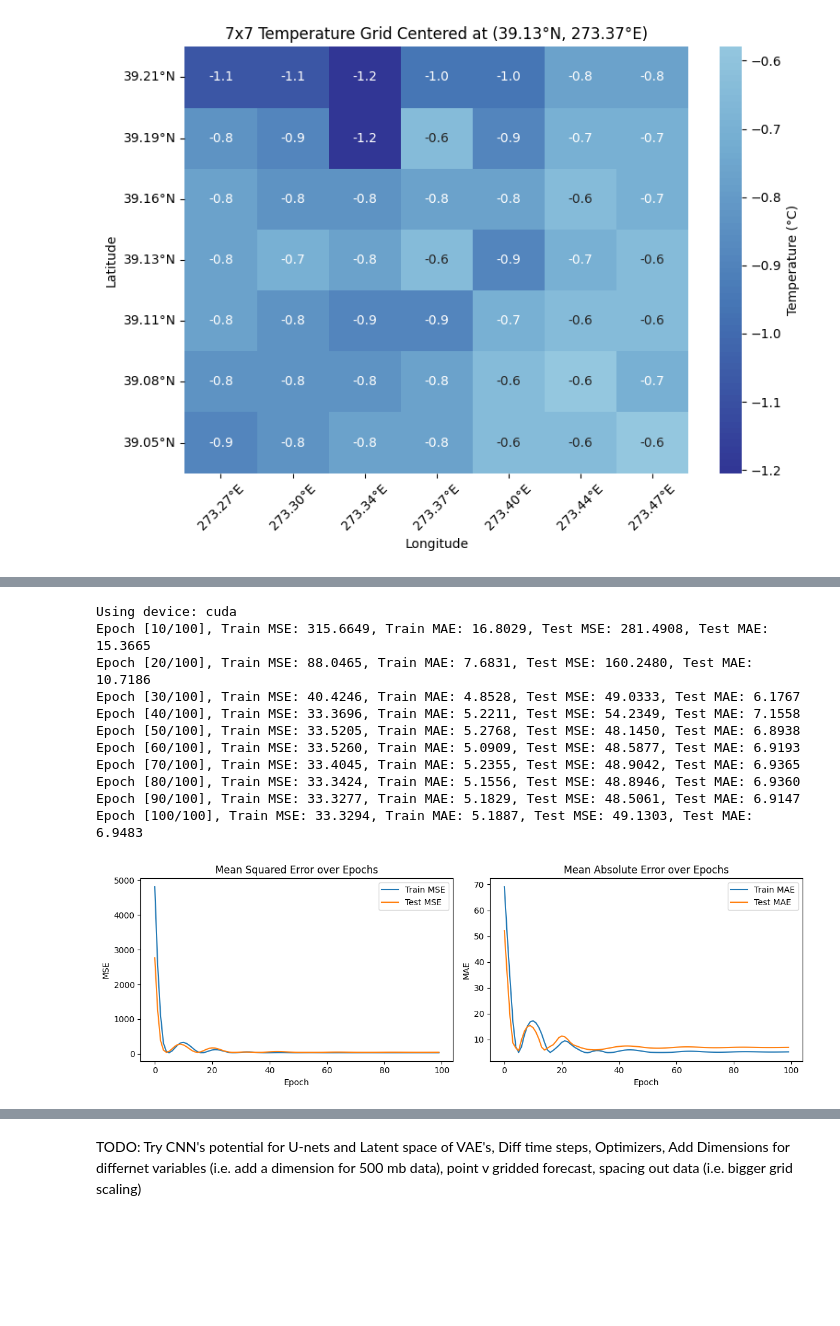
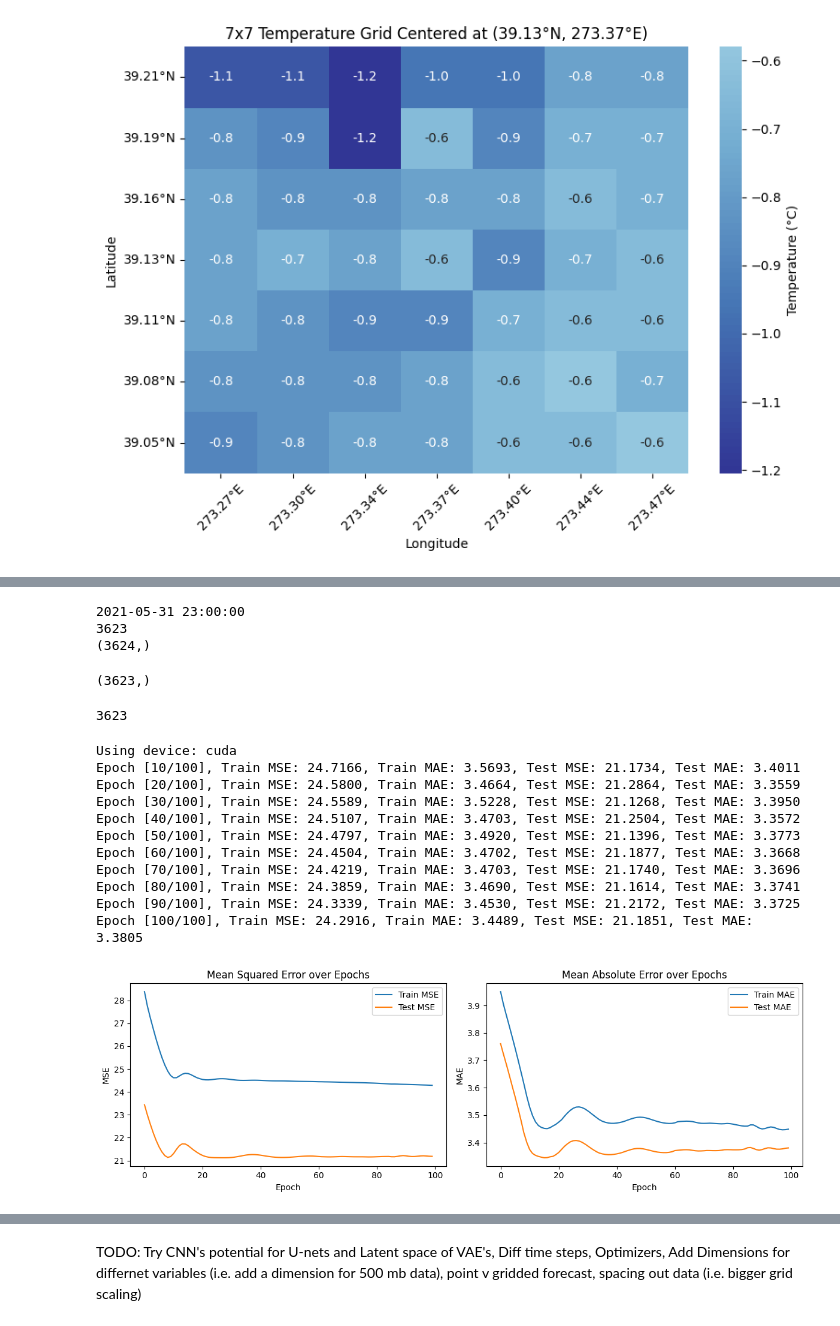
Before and after one commit to Joshua-Elms/ml-weather-forecasting, a Jupyter notebook: mos_small_ml_demo.ipynb, the cells around one changed output, grey strips where cells are left out. Drawn from its saved outputs; the diff is of its cells as text; code cells hidden in the pictures; blank space fills up the shorter version.

Commit message:
Random testing changes, aligned datasets

```diff
--- a/mos_small_ml_demo.ipynb
+++ b/mos_small_ml_demo.ipynb
@@ -18,6 +18,6 @@ from datetime import datetime, timedelta
 sfc_or_prs = 'sfc' # sfc or prs
 typeOfLevel = 'surface' if sfc_or_prs == 'sfc' else 'isobaricInhPa'
 stepType = 'instant' # instant, max, or accum, but we only want instant
-save_path = "C:/Users/yjain/Desktop/Personal Work/ml-weather-forecasting/20210101_f01_sfc.grib2"
+save_path = "C:/Users/yjain/Desktop/Personal Work/ml-weather-forecasting/hrrr_data/20210101_f01_sfc.grib2"
 ds = xr.open_dataset(save_path, engine='cfgrib', filter_by_keys={'stepType': stepType, 'typeOfLevel': typeOfLevel})
 # %% [output]
@@ -59,7 +59,7 @@ def get_temp_grid_centered(ds, half_size):
             dataset_y = center_y - half_size + i
             dataset_x = center_x - half_size + j
             if 0 <= dataset_y < lats.shape[0] and 0 <= dataset_x < lons.shape[1]:
-                temp_grid[i, j] = temp[dataset_y, dataset_x]
+                temp_grid[i, j] = temp[dataset_y, dataset_x] - 273.15
                 lat_grid[i, j] = lats[dataset_y, dataset_x]
                 lon_grid[i, j] = lons[dataset_y, dataset_x]
     return temp_grid, lat_grid, lon_grid
@@ -124,3 +127,29 @@ plt.tight_layout()
 plt.show()
 # %% [output]
 [figure]
+# %%
+start_date = datetime(2021, 1, 1)
+end_date = datetime(2021, 6, 1)
+data = "kbmg.csv"
+df = pd.read_csv(data, quotechar='"', skipinitialspace=True, header=0, delimiter=',', engine='python')
+df = df[df["CALL_SIGN"].str.strip() == "KBMG"]
+dt_tmp = df[["DATE", "TMP"]]
+dt_tmp["DATE"] = pd.to_datetime(dt_tmp["DATE"]).dt.round("h")
+dt_tmp = dt_tmp.values
+prev_time = None
+clean_tmp = []
+date_list = []
+skip_val = "+9999,9"
+for dt, tmp in dt_tmp:
+    if dt >= start_date and dt <= end_date and dt != prev_time:
+        prev_time = dt
+        print(dt)
+        if tmp.strip() == skip_val:
+            continue
+        new_tmp = float(int(tmp.strip().split(",")[0])/10)
+        clean_tmp.append([dt, new_tmp])
+        date_list.append(dt)
+
+clean_tmp = np.array(clean_tmp)
+obs = clean_tmp[:,1]
+obs
@@ -292,12 +278,29 @@ array([[[272.25784, 272.32034, 272.38284, ..., 272.50784, 272.50784,
+# %%
+print(debugging)
+print(len(inp_dataset))
+print(obs.shape)
+# %% [output]
+2021-05-31 23:00:00
+3623
+(3624,)
+# %%
+#Todo, make sure the output dataset alligns with the input dataset dates
+out_dataset = obs[0:len(obs)-1]
+print(out_dataset.shape)
+out_dataset
+len(inp_dataset)
+# %% [output]
+(3623,)
+3623
 # %%
 x = np.array(inp_dataset) #shape (25,7,7)
 y = np.array([float(val) for val in out_dataset]) #shape (25,)
 
-X = torch.FloatTensor(inp_dataset)
-y = torch.FloatTensor(out_dataset)
+X = torch.FloatTensor(x)
+Y = torch.FloatTensor(y)
 
 # Split data into training and testing sets (80-20 split)
-X_train, X_test, y_train, y_test = train_test_split(X, y, test_size=0.2, random_state=42)
+X_train, X_test, y_train, y_test = train_test_split(X, Y, test_size=0.2, random_state=42)
 
 # Check GPU availability and set device
 device = torch.device('cuda' if torch.cuda.is_available() else 'cpu')
@@ -373,42 +376,42 @@ for epoch in range(num_epochs):
         print(f"Epoch [{epoch+1}/{num_epochs}], "
               f"Train MSE: {loss.item():.4f}, Train MAE: {mae:.4f}, "
               f"Test MSE: {test_loss:.4f}, Test MAE: {test_mae:.4f}")
 
 # Plotting results
 plt.figure(figsize=(12, 4))
 
 # Plot Mean Squared Error
 plt.subplot(1, 2, 1)
 plt.plot(train_losses, label='Train MSE')
 plt.plot(test_losses, label='Test MSE')
 plt.title('Mean Squared Error over Epochs')
 plt.xlabel('Epoch')
 plt.ylabel('MSE')
 plt.legend()
 
 # Plot Mean Absolute Error
 plt.subplot(1, 2, 2)
 plt.plot(train_maes, label='Train MAE')
 plt.plot(test_maes, label='Test MAE')
 plt.title('Mean Absolute Error over Epochs')
 plt.xlabel('Epoch')
 plt.ylabel('MAE')
 plt.legend()
 
 plt.tight_layout()
 plt.show()
 #calculate loss, accuracy for each epoch and then plot them
 # %% [output]
 Using device: cuda
-Epoch [10/100], Train MSE: 315.6649, Train MAE: 16.8029, Test MSE: 281.4908, Test MAE: 15.3665
-Epoch [20/100], Train MSE: 88.0465, Train MAE: 7.6831, Test MSE: 160.2480, Test MAE: 10.7186
-Epoch [30/100], Train MSE: 40.4246, Train MAE: 4.8528, Test MSE: 49.0333, Test MAE: 6.1767
-Epoch [40/100], Train MSE: 33.3696, Train MAE: 5.2211, Test MSE: 54.2349, Test MAE: 7.1558
-Epoch [50/100], Train MSE: 33.5205, Train MAE: 5.2768, Test MSE: 48.1450, Test MAE: 6.8938
-Epoch [60/100], Train MSE: 33.5260, Train MAE: 5.0909, Test MSE: 48.5877, Test MAE: 6.9193
-Epoch [70/100], Train MSE: 33.4045, Train MAE: 5.2355, Test MSE: 48.9042, Test MAE: 6.9365
-Epoch [80/100], Train MSE: 33.3424, Train MAE: 5.1556, Test MSE: 48.8946, Test MAE: 6.9360
-Epoch [90/100], Train MSE: 33.3277, Train MAE: 5.1829, Test MSE: 48.5061, Test MAE: 6.9147
-Epoch [100/100], Train MSE: 33.3294, Train MAE: 5.1887, Test MSE: 49.1303, Test MAE: 6.9483
+Epoch [10/100], Train MSE: 24.7166, Train MAE: 3.5693, Test MSE: 21.1734, Test MAE: 3.4011
+Epoch [20/100], Train MSE: 24.5800, Train MAE: 3.4664, Test MSE: 21.2864, Test MAE: 3.3559
+Epoch [30/100], Train MSE: 24.5589, Train MAE: 3.5228, Test MSE: 21.1268, Test MAE: 3.3950
+Epoch [40/100], Train MSE: 24.5107, Train MAE: 3.4703, Test MSE: 21.2504, Test MAE: 3.3572
+Epoch [50/100], Train MSE: 24.4797, Train MAE: 3.4920, Test MSE: 21.1396, Test MAE: 3.3773
+Epoch [60/100], Train MSE: 24.4504, Train MAE: 3.4702, Test MSE: 21.1877, Test MAE: 3.3668
+Epoch [70/100], Train MSE: 24.4219, Train MAE: 3.4703, Test MSE: 21.1740, Test MAE: 3.3696
+Epoch [80/100], Train MSE: 24.3859, Train MAE: 3.4690, Test MSE: 21.1614, Test MAE: 3.3741
+Epoch [90/100], Train MSE: 24.3339, Train MAE: 3.4530, Test MSE: 21.2172, Test MAE: 3.3725
+Epoch [100/100], Train MSE: 24.2916, Train MAE: 3.4489, Test MSE: 21.1851, Test MAE: 3.3805
-[figure, old version]
+[figure, new version]
 # %%
```
Also changed, not shown: parts of 8 cells of this notebook, 2 other files.
